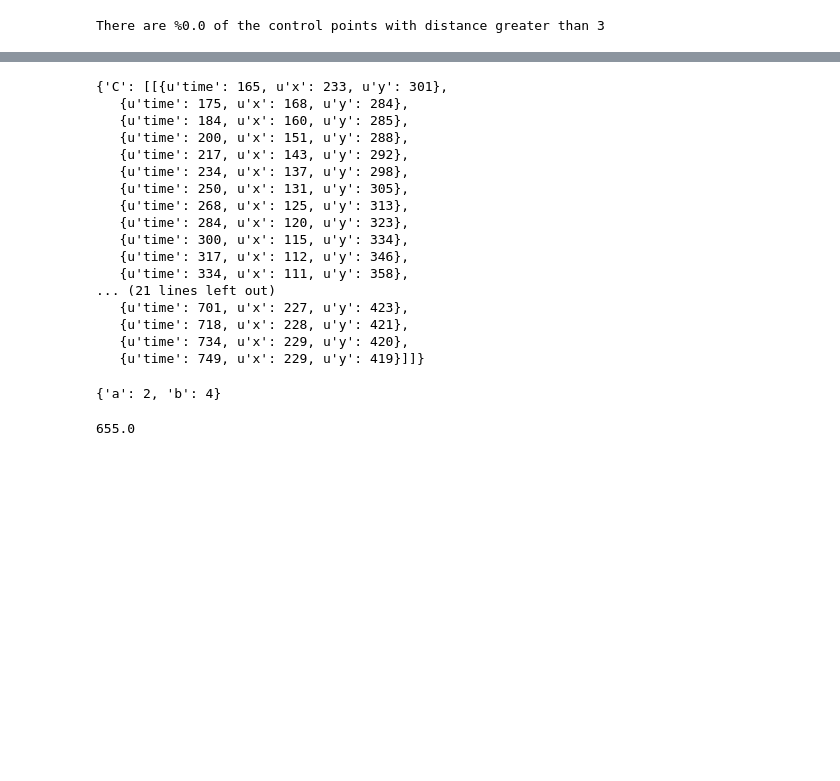
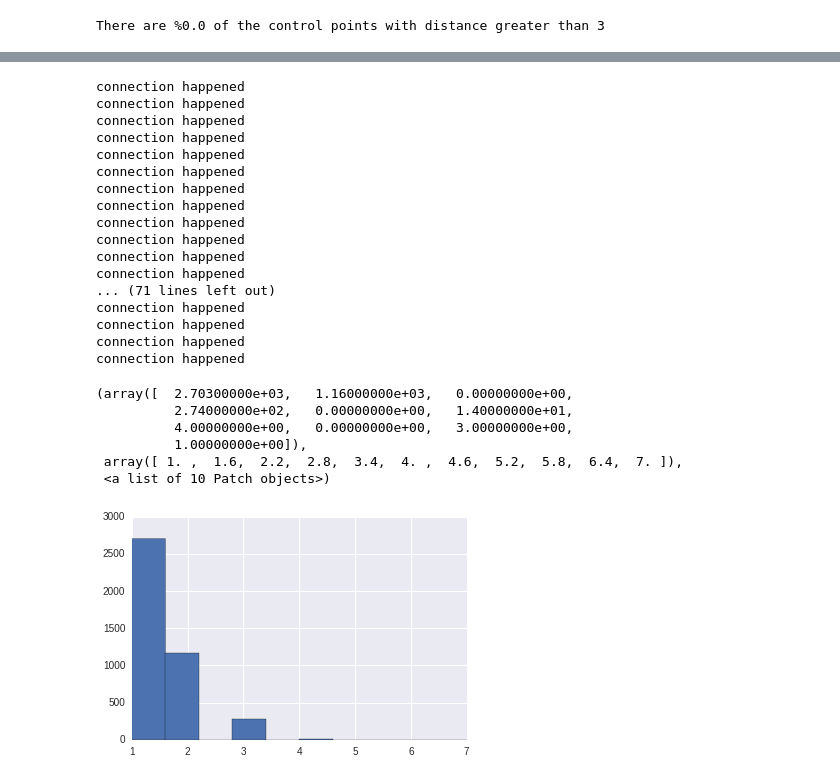
Before and after one commit to reza-asad/Hand-Writing-Recognition, a Jupyter notebook: model_evaluation/english_character_recognition.ipynb, the cells around one changed output, grey strips where cells are left out. Cells and saved outputs as stored; diff of their text form; code cells hidden in the pictures; blank space fills up the shorter version.

```diff
--- a/model_evaluation/english_character_recognition.ipynb
+++ b/model_evaluation/english_character_recognition.ipynb
@@ -470,3 +546,39 @@ dr.strokes
+# %%
+# Find the distribution of number of strokes after
+# removing None strokes and performing stroke connect
+num_strokes = []
+for record in recordings:
+    dr = drawing_record(record[record.keys()[0]])
+    dr.remov_None_strokes()
+    dr.stroke_connect()
+    num_strokes.append(len(dr.strokes))
+# Plot the distribution of number of strokes
+plt.hist(num_strokes)
+# %% [output]
+connection happened
+connection happened
+connection happened
+connection happened
+connection happened
+connection happened
+connection happened
+connection happened
+connection happened
+connection happened
+connection happened
+connection happened
+... (71 lines left out)
+connection happened
+connection happened
+connection happened
+connection happened
+(array([  2.70300000e+03,   1.16000000e+03,   0.00000000e+00,
+          2.74000000e+02,   0.00000000e+00,   1.40000000e+01,
+          4.00000000e+00,   0.00000000e+00,   3.00000000e+00,
+          1.00000000e+00]),
+ array([ 1. ,  1.6,  2.2,  2.8,  3.4,  4. ,  4.6,  5.2,  5.8,  6.4,  7. ]),
+ <a list of 10 Patch objects>)
+[figure, added]
 # %%
 # for i in range(200000):
 #     for key, _ in recordings[i].items():
@@ -485,33 +597,3 @@ dr.strokes
 #         if find_dist(s_curr, s_prev) < 10:
 #             print j
 #             break
-# %%
-recordings[200]
-# %% [output]
-{'C': [[{u'time': 165, u'x': 233, u'y': 301},
-   {u'time': 175, u'x': 168, u'y': 284},
-   {u'time': 184, u'x': 160, u'y': 285},
-   {u'time': 200, u'x': 151, u'y': 288},
-   {u'time': 217, u'x': 143, u'y': 292},
-   {u'time': 234, u'x': 137, u'y': 298},
-   {u'time': 250, u'x': 131, u'y': 305},
-   {u'time': 268, u'x': 125, u'y': 313},
-   {u'time': 284, u'x': 120, u'y': 323},
-   {u'time': 300, u'x': 115, u'y': 334},
-   {u'time': 317, u'x': 112, u'y': 346},
-   {u'time': 334, u'x': 111, u'y': 358},
-... (21 lines left out)
-   {u'time': 701, u'x': 227, u'y': 423},
-   {u'time': 718, u'x': 228, u'y': 421},
-   {u'time': 734, u'x': 229, u'y': 420},
-   {u'time': 749, u'x': 229, u'y': 419}]]}
-# %%
-a = {'a':1, 'b':2}
-b = {'a':10, 'b':19}
-dict(map(lambda (x,y): (x,2*y), a.items()))
-# %% [output]
-{'a': 2, 'b': 4}
-# %%
-round(655.4, 0)
-# %% [output]
-655.0
```
Also changed, not shown: parts of 5 cells of this notebook.
